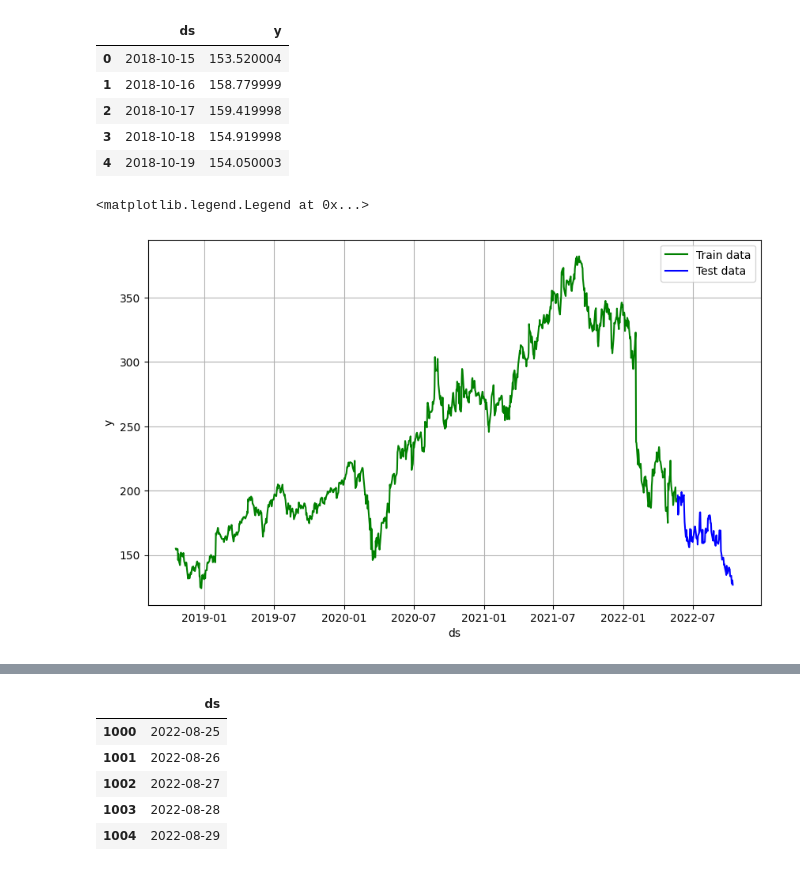
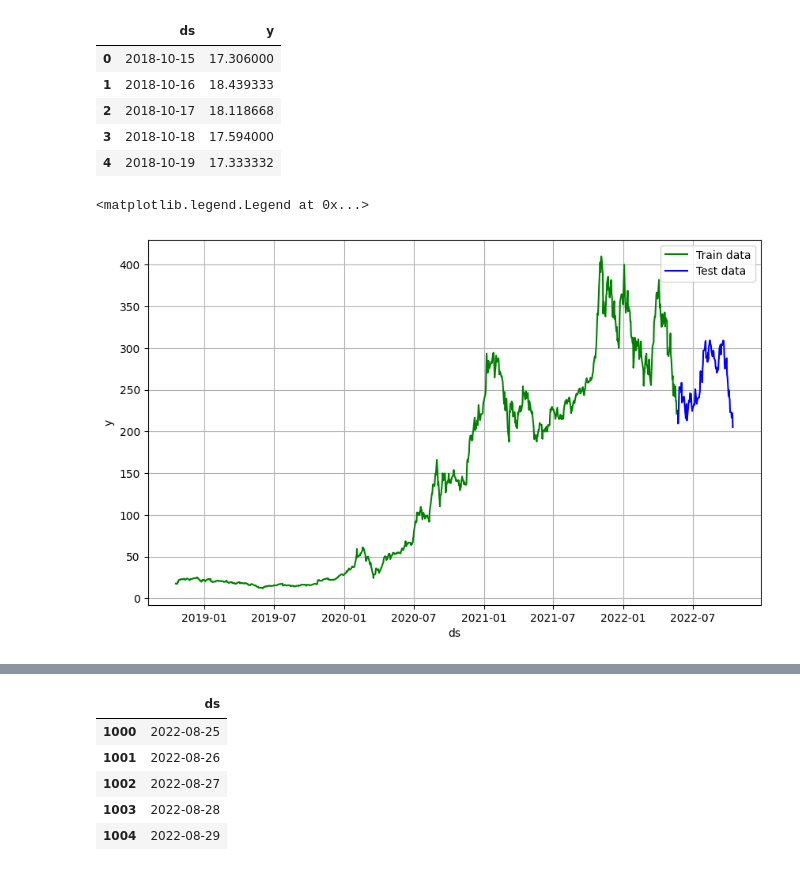
Before and after one commit to ece1786-2022/HiveMindInvestor, a Jupyter notebook: prophet.ipynb, the cells around one changed output, grey strips where cells are left out. Cells and saved outputs as stored; diff of their text form; code cells hidden in the pictures.

```diff
--- a/prophet.ipynb
+++ b/prophet.ipynb
@@ -7,23 +7,28 @@ from prophet import Prophet
 # SOURCE_FILE='stocks_data/AAPL.csv'
 # SOURCE_FILE='stocks_data/AMZN.csv'
 # SOURCE_FILE='stocks_data/GOOG.csv'
-SOURCE_FILE='stocks_data/META.csv'
+# SOURCE_FILE='stocks_data/META.csv'
 # SOURCE_FILE='stocks_data/NFLX.csv'
-# SOURCE_FILE='stocks_data/TSLA.csv'
+SOURCE_FILE='stocks_data/TSLA.csv'
 # %%
 # Python
-dateparse = lambda dates: pd.datetime.strptime(dates, '%Y-%m-%d')
-df = pd.read_csv(SOURCE_FILE,sep=',', parse_dates=['Date'], date_parser=dateparse).fillna(0)
+
+try:
+    dateparse = lambda dates: pd.datetime.strptime(dates, '%Y-%m-%d')
+    df = pd.read_csv(SOURCE_FILE,sep=',', parse_dates=['Date'], date_parser=dateparse).fillna(0)
+except:
+    dateparse = lambda dates: pd.datetime.strptime(dates, '%m/%d/%Y')
+    df = pd.read_csv(SOURCE_FILE,sep=',', parse_dates=['Date'], date_parser=dateparse).fillna(0)
 df = df[['Date', 'Close']]
 df = df.rename(columns={"Date":"ds", "Close":"y"})
 df.head()
 # %% [output]
 |  | ds | y |
-| 0 | 2018-10-15 | 153.520004 |
-| 1 | 2018-10-16 | 158.779999 |
-| 2 | 2018-10-17 | 159.419998 |
-| 3 | 2018-10-18 | 154.919998 |
-| 4 | 2018-10-19 | 154.050003 |
+| 0 | 2018-10-15 | 17.306000 |
+| 1 | 2018-10-16 | 18.439333 |
+| 2 | 2018-10-17 | 18.118668 |
+| 3 | 2018-10-18 | 17.594000 |
+| 4 | 2018-10-19 | 17.333332 |
 # %%
 train_data, test_data = df[3:int(len(df)*0.90)], df[int(len(df)*0.90):]
 plt.figure(figsize=(10,6))
@@ -35,7 +40,7 @@ plt.plot(test_data['ds'], test_data['y'], 'blue', label='Test data')
 plt.legend()
 # %% [output]
 <matplotlib.legend.Legend at 0x...>
-[figure, old version]
+[figure, new version]
 # %%
 # Python
 m = Prophet(daily_seasonality = True)
```
Also changed, not shown: parts of 3 cells of this notebook, 6 other files.
